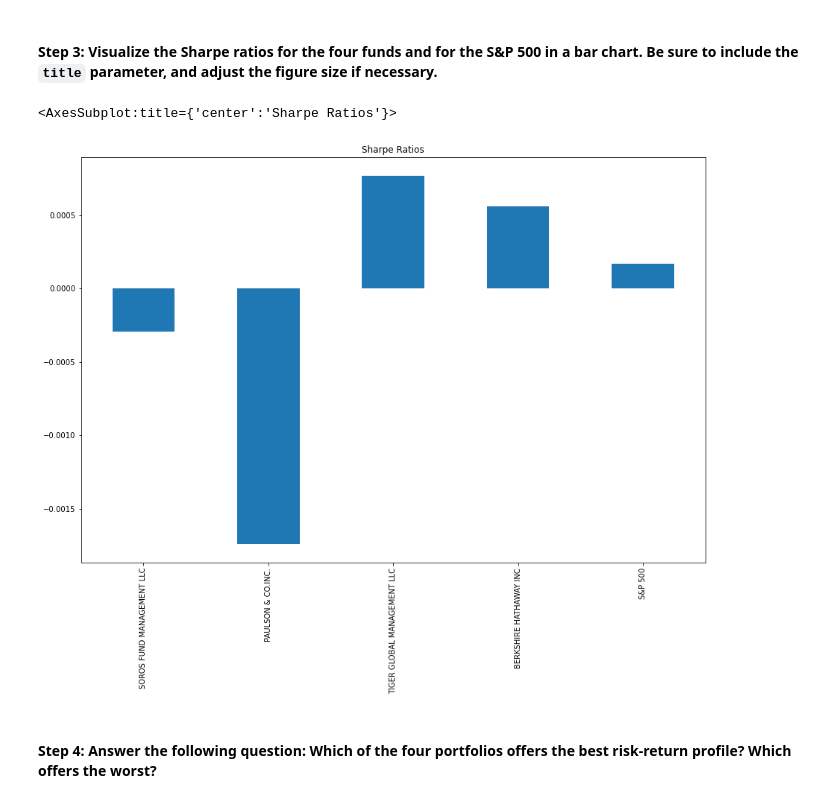
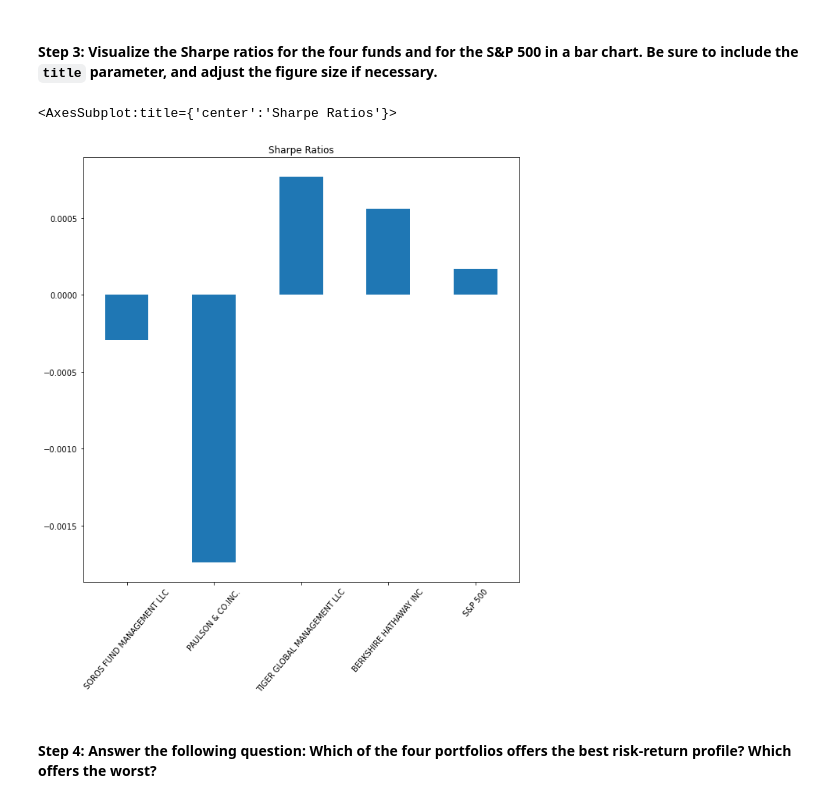
Before and after one commit to hchen1109/Finance_Analytics_4, a Jupyter notebook: risk_return_analysis.ipynb, the cells around one changed output. Saved outputs shown, nothing was run; the diff lists cells and outputs as text; code cells hidden in the pictures.

```diff
--- a/risk_return_analysis.ipynb
+++ b/risk_return_analysis.ipynb
@@ -348,11 +348,11 @@ dtype: float64
 # %%
 # Visualize the Sharpe ratios as a bar chart
 # Include a title parameter and adjust the figure size
 # YOUR CODE HERE
-Sharpe_ratios.plot.bar (figsize=(15,10), title="Sharpe Ratios")
+Sharpe_ratios.plot.bar(figsize=(10,10), title="Sharpe Ratios", rot=50)
 # %% [output]
 <AxesSubplot:title={'center':'Sharpe Ratios'}>
-[figure, old version]
+[figure, new version]
 # %% [markdown]
 #### Step 4: Answer the following question: Which of the four portfolios offers the best risk-return profile? Which offers the worst?
 # %% [markdown]
```
Also changed, not shown: parts of 1 cell of this notebook, 1 other file.
